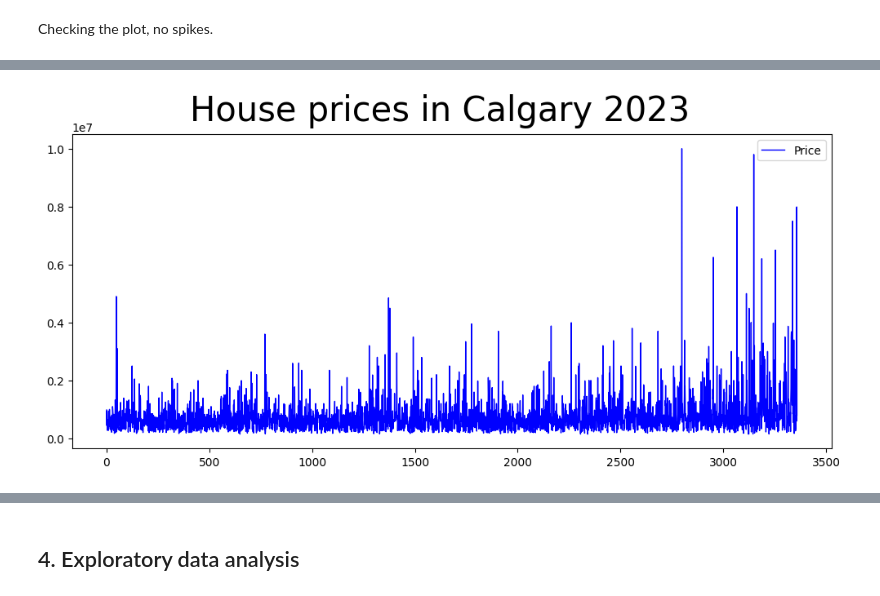
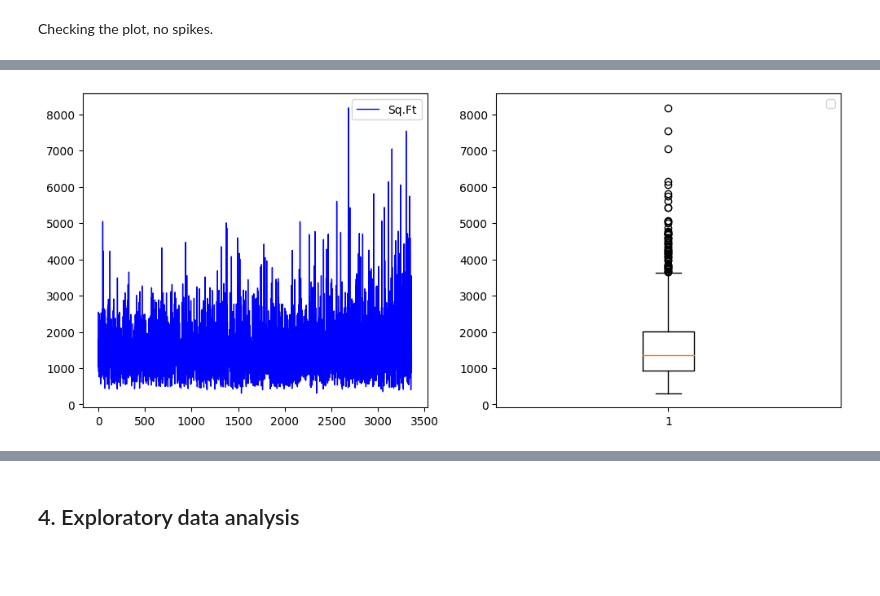
Before and after one commit to roldugina/data_analysis_projects, a Jupyter notebook: Housing_price_Canada.ipynb, the cells around one changed output, grey strips where cells are left out. Saved outputs shown, nothing was run; the diff lists cells and outputs as text; code cells hidden in the pictures; blank space fills up the shorter version.

```diff
--- a/Housing_price_Canada.ipynb
+++ b/Housing_price_Canada.ipynb
@@ -159,7 +166,7 @@ fig,ax=plot_objects
-# %%
-ax.plot(df_cleaned['Price'],color='blue',linewidth=1,label='Price')
-ax.legend()
-fig.suptitle('House prices in Calgary 2023',fontsize=30)
-fig
-# %% [output]
-[figure, removed]
+# %%
+ax1.plot(df_cleaned['Sq.Ft'],color='blue',linewidth=1,label='Sq.Ft')
+ax1.legend()
+ax2.boxplot(df_cleaned['Sq.Ft'])
+ax2.legend()
+fig
+# %% [output]
@@ -165,0 +174 @@ fig
+[figure, added]
```
Also changed, not shown: parts of 25 cells of this notebook.
